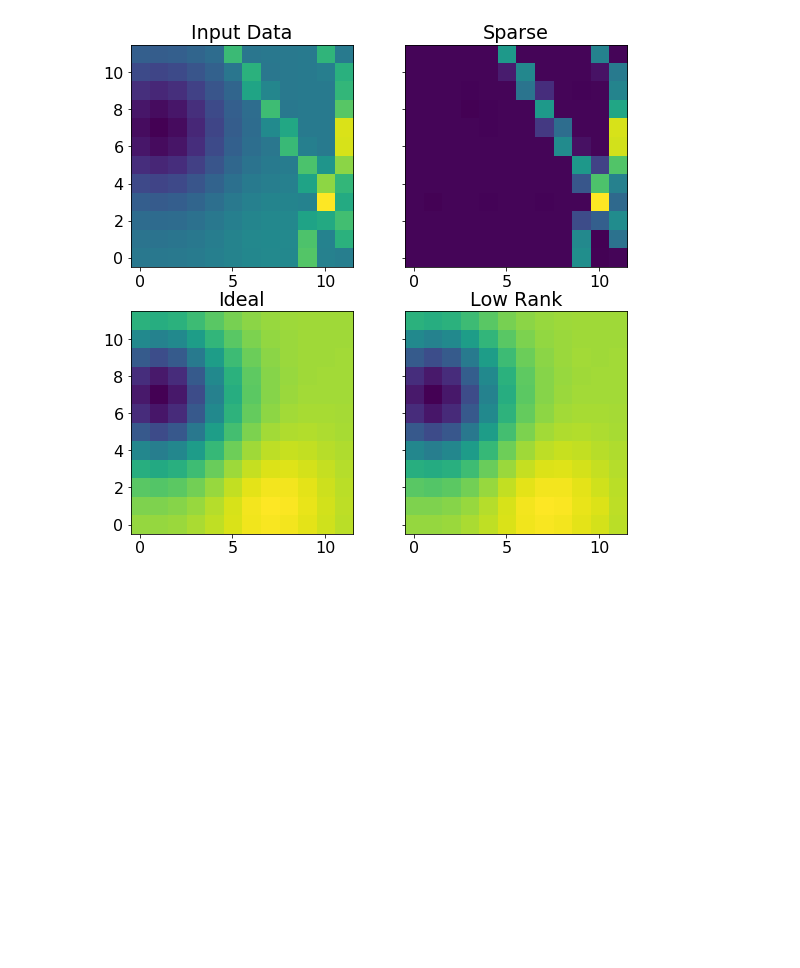
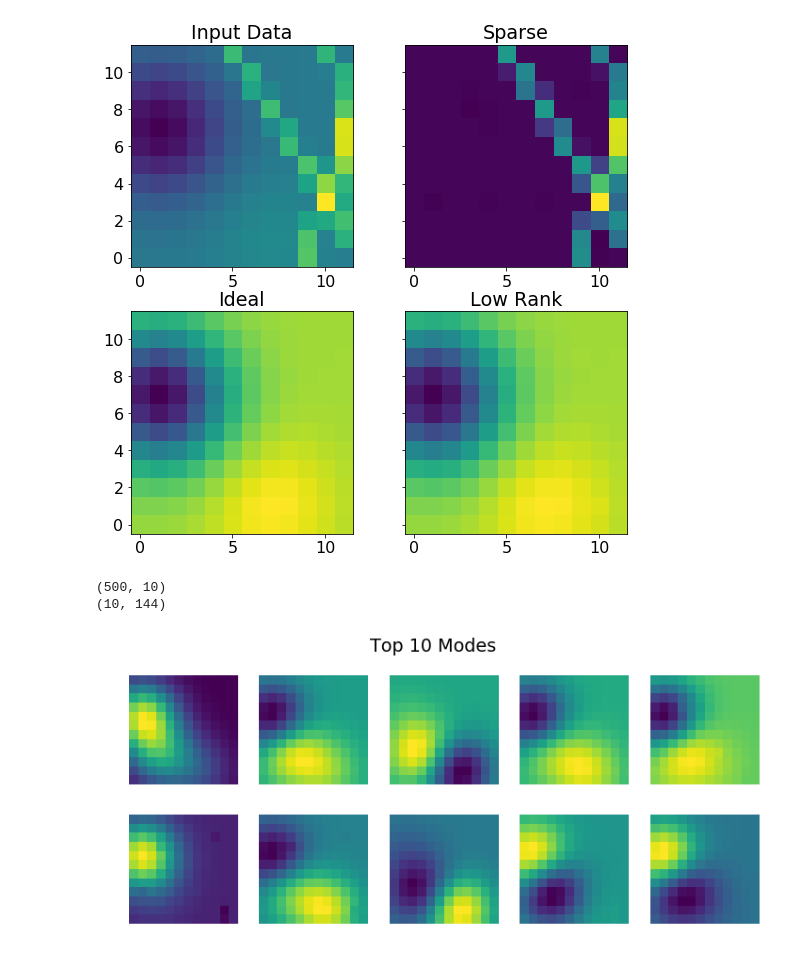
Before and after one commit to benjaminpope/cosmicpca, a Jupyter notebook: notebooks/tess_cosmics.ipynb, the cells around one changed output. Cells and saved outputs as stored; diff of their text form; code cells hidden in the pictures; blank space fills up the shorter version.

```diff
--- a/notebooks/tess_cosmics.ipynb
+++ b/notebooks/tess_cosmics.ipynb
@@ -244,3 +244,18 @@ Saved to test_video.mp4
 CPU times: user 2min 21s, sys: 12 s, total: 2min 33s
 Wall time: 1min 31s
 [figure]
+# %%
+print loadings.shape
+print full_rosl.components_.shape
+# %% [output]
+(500, 10)
+(10, 144)
+# %%
+f, axes = plt.subplots(2,5,figsize=(12.0,5.0))
+f.suptitle('Top 10 Modes')
+for j in range(10):
+    axes.ravel()[j].imshow(full_rosl.components_[j,:].reshape((12,12)),interpolation='None')
+    axes.ravel()[j].axis('off')
+plt.savefig('pca_modes.png',bbox_inches='tight')
+# %% [output]
+[figure, added]
```
Also changed, not shown: parts of 2 cells of this notebook, 1 other file.
